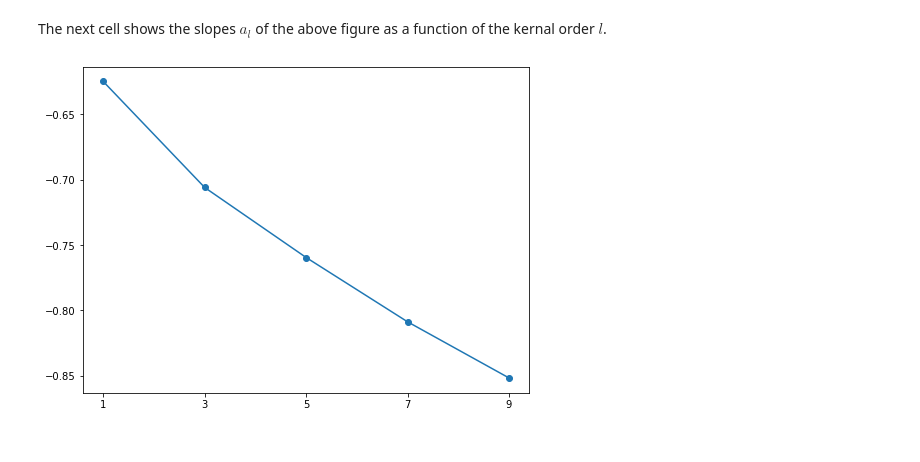
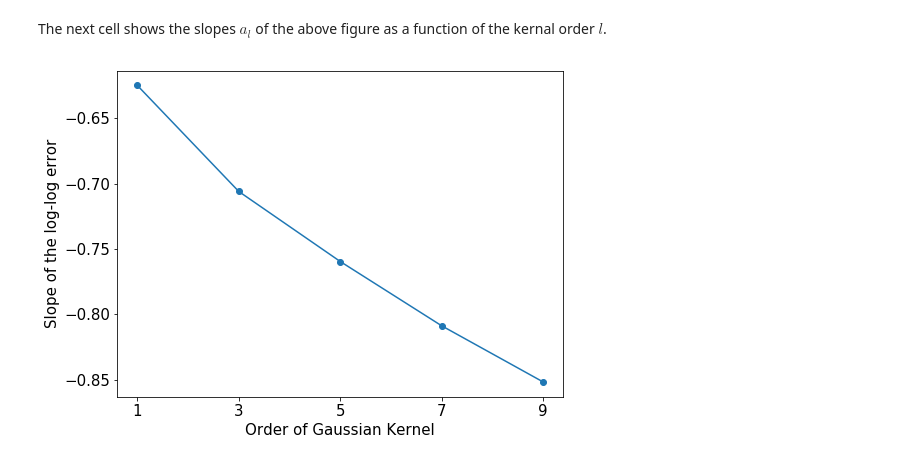
Before and after one commit to YatingLiu2023/HoffmannLiu23_Density_Simulation_for_McKean-Vlasov, a Jupyter notebook: 1-McKean-Vlasov SDE with linear interaction/McKean-Vlasov SDE with linear interaction.ipynb, the cells around one changed output. Cells and saved outputs as stored; diff of their text form; code cells hidden in the pictures.

```diff
--- a/1-McKean-Vlasov SDE with linear interaction/McKean-Vlasov SDE with linear interaction.ipynb
+++ b/1-McKean-Vlasov SDE with linear interaction/McKean-Vlasov SDE with linear interaction.ipynb
@@ -620,11 +622,16 @@ The next cell shows the slopes $a_l$ of the above figure as a function of the ke
 # %%
 slope_vec=np.array([reg_Gaussian.coef_,reg_Kernal_O3.coef_,reg_Kernal_O5.coef_,reg_Kernal_O7.coef_,reg_Kernal_O9.coef_])
 
 plt.figure(figsize = (8,6))
 plt.plot(np.array([1,3,5,7,9]),slope_vec,"o-")
 plt.xticks([1,3,5,7,9])
-plt.savefig('strong_error_slope.png')
-#plt.xlabel("Order of Gaussian Kernel")
-#plt.ylabel("Slope of the log-log error")
+plt.xlabel("Order of Gaussian Kernel", fontsize = 15)
+plt.ylabel("Slope of the log-log error", fontsize = 15)
+
+plt.xticks(fontsize = 15)
+plt.yticks(fontsize = 15)
+
+
+plt.savefig('strong_error_slope.eps', format='eps')
 # %% [output]
-[figure, old version]
+[figure, new version]
```
Also changed, not shown: parts of 20 cells of this notebook, 1 other file.
